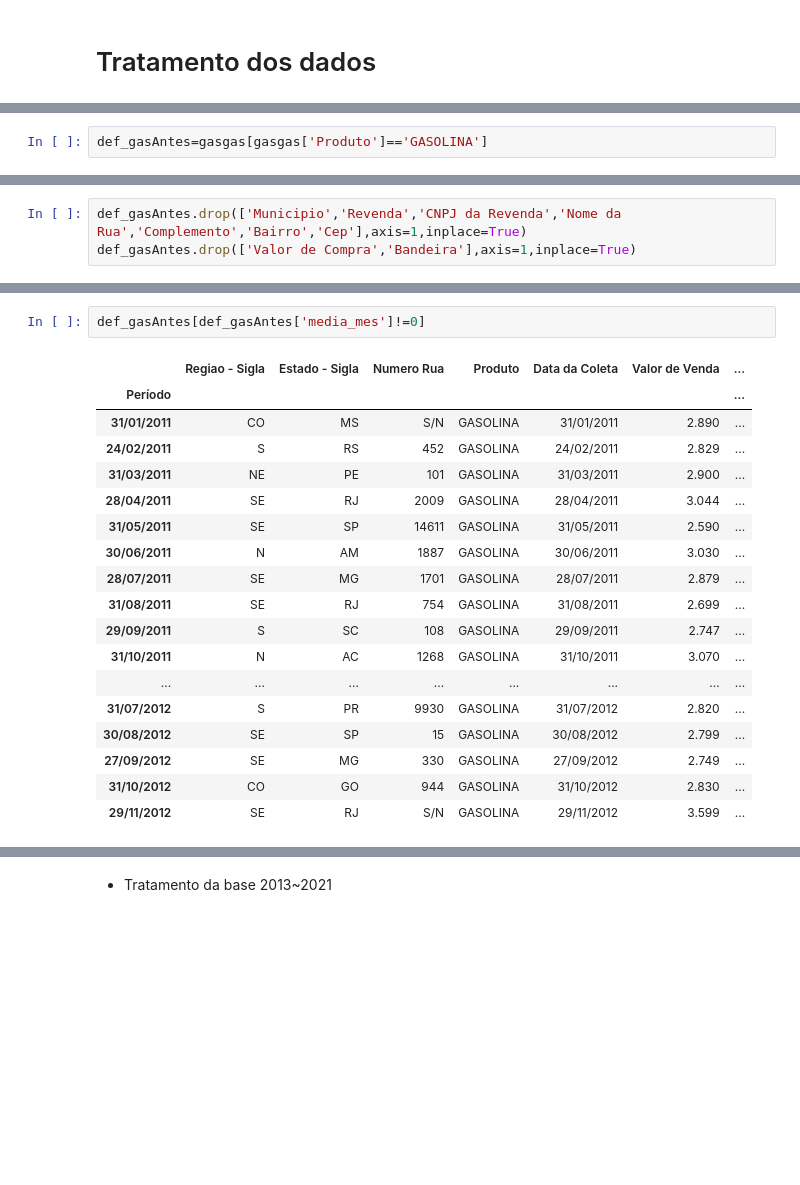
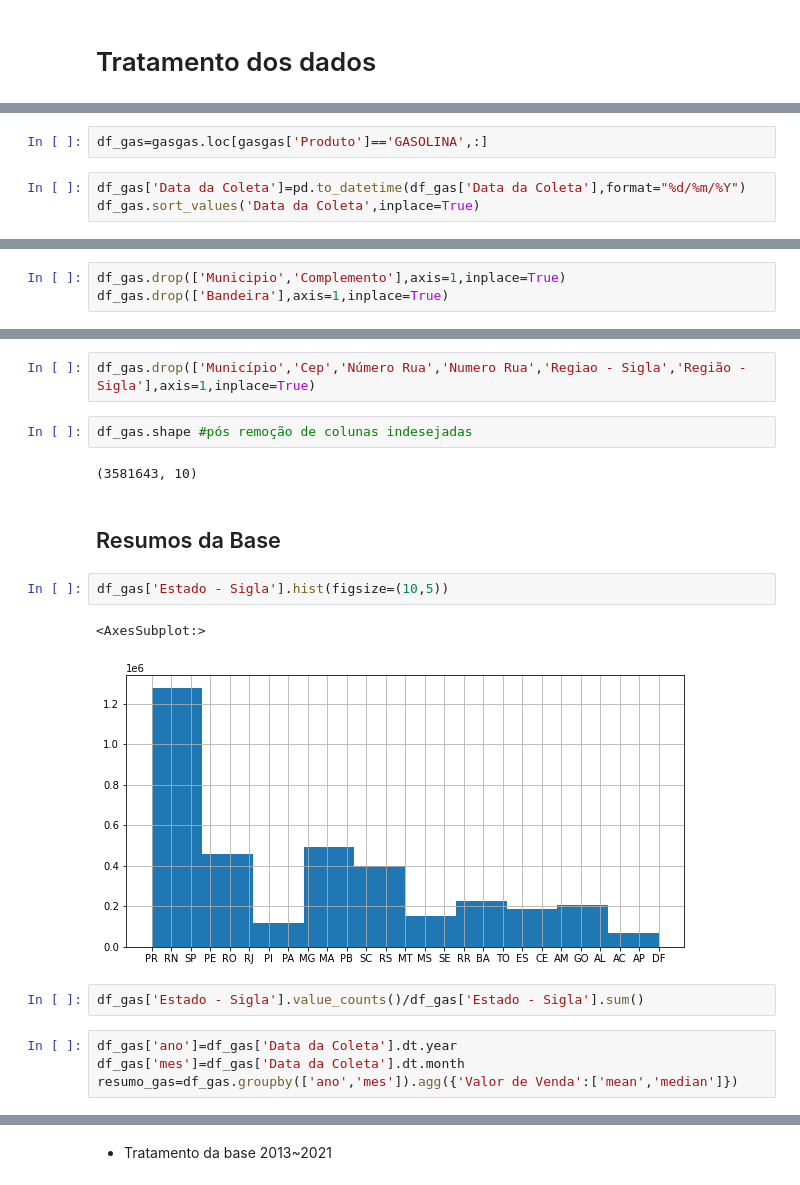
Before and after one commit to ednaelxd/residencia, a Jupyter notebook: desenvolvimento.ipynb, the cells around one changed output, grey strips where cells are left out. Drawn from its saved outputs; the diff is of its cells as text; blank space fills up the shorter version.

```diff
--- a/desenvolvimento.ipynb
+++ b/desenvolvimento.ipynb
@@ -26,2 +72,5 @@ gasgas.rename_axis('Período',inplace=True)
 # %%
-def_gasAntes=gasgas[gasgas['Produto']=='GASOLINA']
+df_gas=gasgas.loc[gasgas['Produto']=='GASOLINA',:]
+# %%
+df_gas['Data da Coleta']=pd.to_datetime(df_gas['Data da Coleta'],format="%d/%m/%Y")
+df_gas.sort_values('Data da Coleta',inplace=True)
@@ -28,3 +114,3 @@ def_gasAntes=gasgas[gasgas['Produto']=='GASOLINA']
 # %%
-def_gasAntes.drop(['Municipio','Revenda','CNPJ da Revenda','Nome da Rua','Complemento','Bairro','Cep'],axis=1,inplace=True)
-def_gasAntes.drop(['Valor de Compra','Bandeira'],axis=1,inplace=True)
+df_gas.drop(['Municipio','Complemento'],axis=1,inplace=True)
+df_gas.drop(['Bandeira'],axis=1,inplace=True)
@@ -79,21 +117,19 @@ IndexError: single positional indexer is out-of-bounds
-# %%
-def_gasAntes[def_gasAntes['media_mes']!=0]
-# %% [output]
-|  | Regiao - Sigla | Estado - Sigla | Numero Rua | Produto | Data da Coleta | Valor de Venda | ... |
-| Período |  |  |  |  |  |  | ... |
-| 31/01/2011 | CO | MS | S/N | GASOLINA | 31/01/2011 | 2.890 | ... |
-| 24/02/2011 | S | RS | 452 | GASOLINA | 24/02/2011 | 2.829 | ... |
-| 31/03/2011 | NE | PE | 101 | GASOLINA | 31/03/2011 | 2.900 | ... |
-| 28/04/2011 | SE | RJ | 2009 | GASOLINA | 28/04/2011 | 3.044 | ... |
-| 31/05/2011 | SE | SP | 14611 | GASOLINA | 31/05/2011 | 2.590 | ... |
-| 30/06/2011 | N | AM | 1887 | GASOLINA | 30/06/2011 | 3.030 | ... |
-| 28/07/2011 | SE | MG | 1701 | GASOLINA | 28/07/2011 | 2.879 | ... |
-| 31/08/2011 | SE | RJ | 754 | GASOLINA | 31/08/2011 | 2.699 | ... |
-| 29/09/2011 | S | SC | 108 | GASOLINA | 29/09/2011 | 2.747 | ... |
-| 31/10/2011 | N | AC | 1268 | GASOLINA | 31/10/2011 | 3.070 | ... |
-| ... | ... | ... | ... | ... | ... | ... | ... |
-| 31/07/2012 | S | PR | 9930 | GASOLINA | 31/07/2012 | 2.820 | ... |
-| 30/08/2012 | SE | SP | 15 | GASOLINA | 30/08/2012 | 2.799 | ... |
-| 27/09/2012 | SE | MG | 330 | GASOLINA | 27/09/2012 | 2.749 | ... |
-| 31/10/2012 | CO | GO | 944 | GASOLINA | 31/10/2012 | 2.830 | ... |
-| 29/11/2012 | SE | RJ | S/N | GASOLINA | 29/11/2012 | 3.599 | ... |
+# %%
+df_gas.drop(['Município','Cep','Número Rua','Numero Rua','Regiao - Sigla','Região - Sigla'],axis=1,inplace=True)
+# %%
+df_gas.shape #pós remoção de colunas indesejadas
+# %% [output]
+(3581643, 10)
+# %% [markdown]
+## Resumos da Base
+# %%
+df_gas['Estado - Sigla'].hist(figsize=(10,5))
+# %% [output]
+<AxesSubplot:>
+[figure, added]
+# %%
+df_gas['Estado - Sigla'].value_counts()/df_gas['Estado - Sigla'].sum()
+# %%
+df_gas['ano']=df_gas['Data da Coleta'].dt.year
+df_gas['mes']=df_gas['Data da Coleta'].dt.month
+resumo_gas=df_gas.groupby(['ano','mes']).agg({'Valor de Venda':['mean','median']})
```
Also changed, not shown: parts of 30 cells of this notebook.
